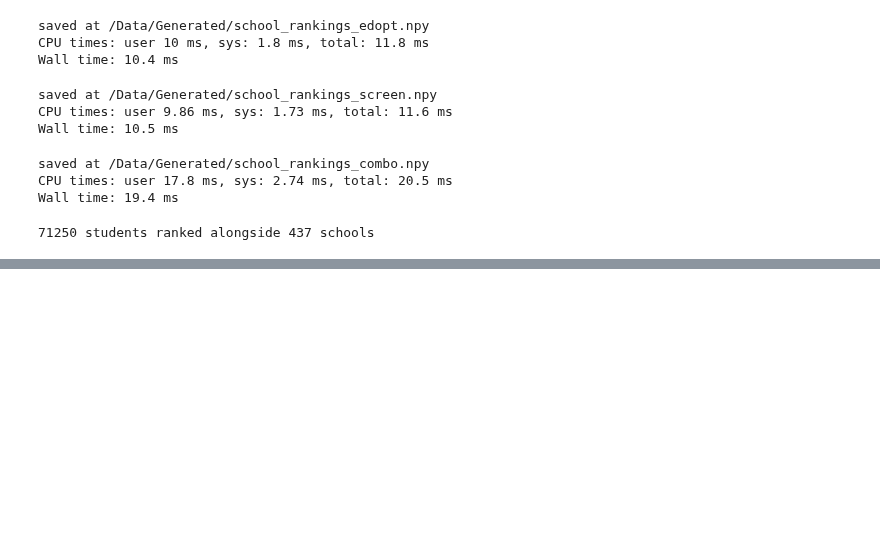
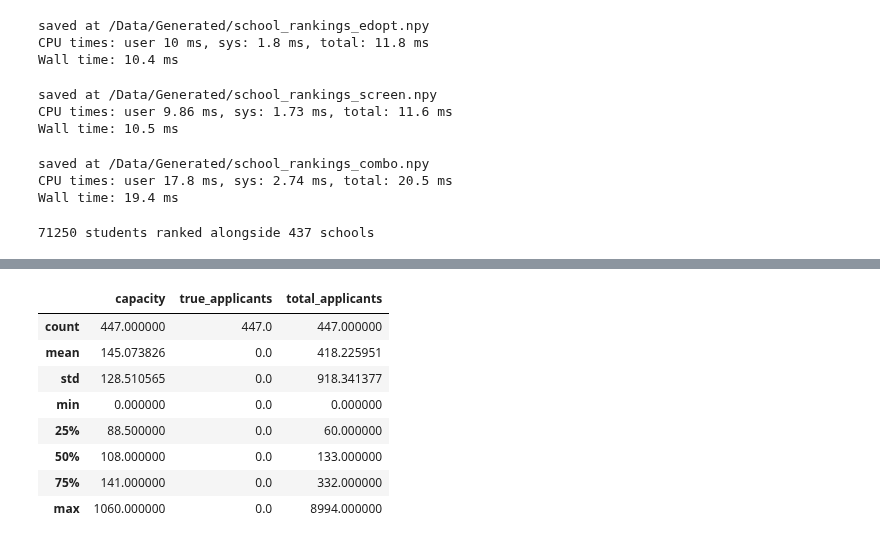
Before and after one commit to KoraSHughes/DataLife, a Jupyter notebook: BackEnd/load.ipynb, the cells around one changed output, grey strips where cells are left out. Saved outputs shown, nothing was run; the diff lists cells and outputs as text; code cells hidden in the pictures; blank space fills up the shorter version.

```diff
--- a/BackEnd/load.ipynb
+++ b/BackEnd/load.ipynb
@@ -896,3 +963,15 @@ def insert_student(student_data, df):
+# %%
+school_df.describe()
+# %% [output]
+|  | capacity | true_applicants | total_applicants |
+| count | 447.000000 | 447.0 | 447.000000 |
+| mean | 145.073826 | 0.0 | 418.225951 |
+| std | 128.510565 | 0.0 | 918.341377 |
+| min | 0.000000 | 0.0 | 0.000000 |
+| 25% | 88.500000 | 0.0 | 60.000000 |
+| 50% | 108.000000 | 0.0 | 133.000000 |
+| 75% | 141.000000 | 0.0 | 332.000000 |
+| max | 1060.000000 | 0.0 | 8994.000000 |
 # %%
 # true applicant rate
 # stage 0: capacity-weighted popularity
```
Also changed, not shown: parts of 13 cells of this notebook, 4 other files.
